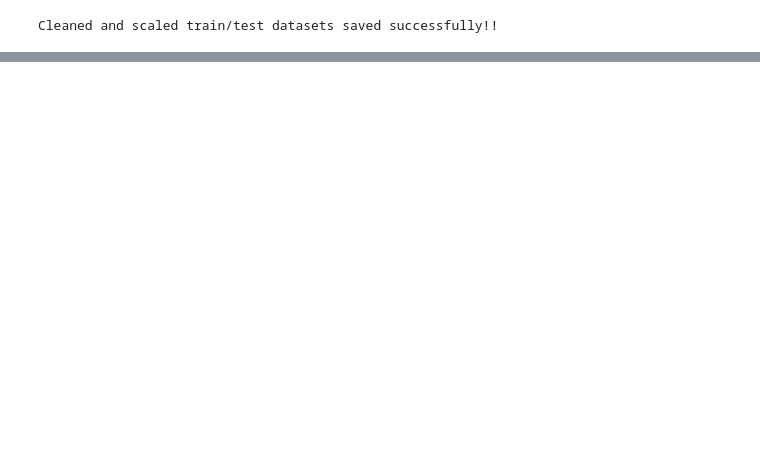
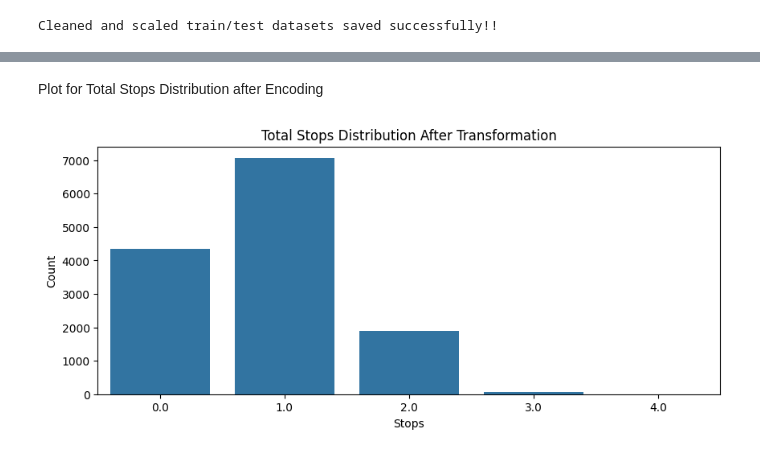
Before and after one commit to jishnuuverse/fds_project_flight-fare, a Jupyter notebook: dataset_flight/flight_fare.ipynb, the cells around one changed output, grey strips where cells are left out. Cells and saved outputs as stored; diff of their text form; code cells hidden in the pictures; blank space fills up the shorter version.

```diff
--- a/dataset_flight/flight_fare.ipynb
+++ b/dataset_flight/flight_fare.ipynb
@@ -370,0 +405,11 @@ Cleaned and scaled train/test datasets saved successfully!!
+# %% [markdown]
+Plot for Total Stops Distribution after Encoding
+# %%
+plt.figure(figsize=(10,4))
+sns.countplot(x='Total_Stops', data=df)
+plt.title("Total Stops Distribution After Transformation")
+plt.xlabel("Stops")
+plt.ylabel("Count")
+plt.show()
+# %% [output]
+[figure, added]
```
Also changed, not shown: parts of 7 cells of this notebook, 2 other files.
